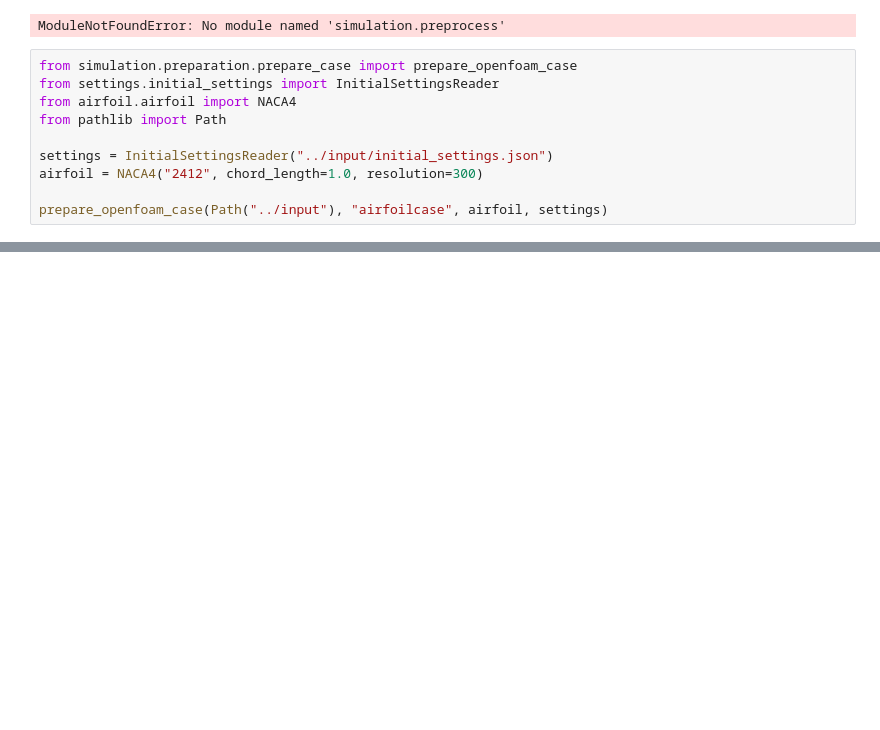
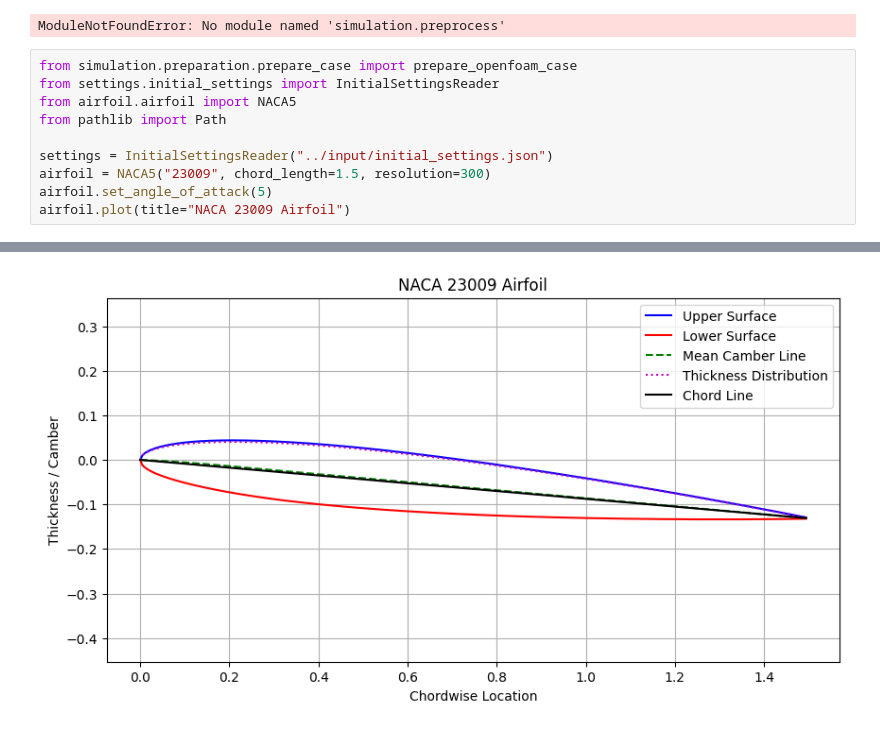
Before and after one commit to SethAlevy/OpenFOAM_airfoil, a Jupyter notebook: notebooks/airfoils.ipynb, the cells around one changed output, grey strips where cells are left out. Cells and saved outputs as stored; diff of their text form; blank space fills up the shorter version.

```diff
--- a/notebooks/airfoils.ipynb
+++ b/notebooks/airfoils.ipynb
@@ -58,11 +58,11 @@ ModuleNotFoundError: No module named 'simulation.preprocess'
 # %%
 from simulation.preparation.prepare_case import prepare_openfoam_case
 from settings.initial_settings import InitialSettingsReader
-from airfoil.airfoil import NACA4
+from airfoil.airfoil import NACA5
 from pathlib import Path
 
 settings = InitialSettingsReader("../input/initial_settings.json")
-airfoil = NACA4("2412", chord_length=1.0, resolution=300)
-
-prepare_openfoam_case(Path("../input"), "airfoilcase", airfoil, settings)
+airfoil = NACA5("23009", chord_length=1.5, resolution=300)
+airfoil.set_angle_of_attack(5)
+airfoil.plot(title="NACA 23009 Airfoil")
 # %% [output]
@@ -69,0 +71 @@ Velocity provided, setting boundary conditions from it (default variant).
+[figure, added]
```
Also changed, not shown: parts of 1 cell of this notebook, 10 other files.
